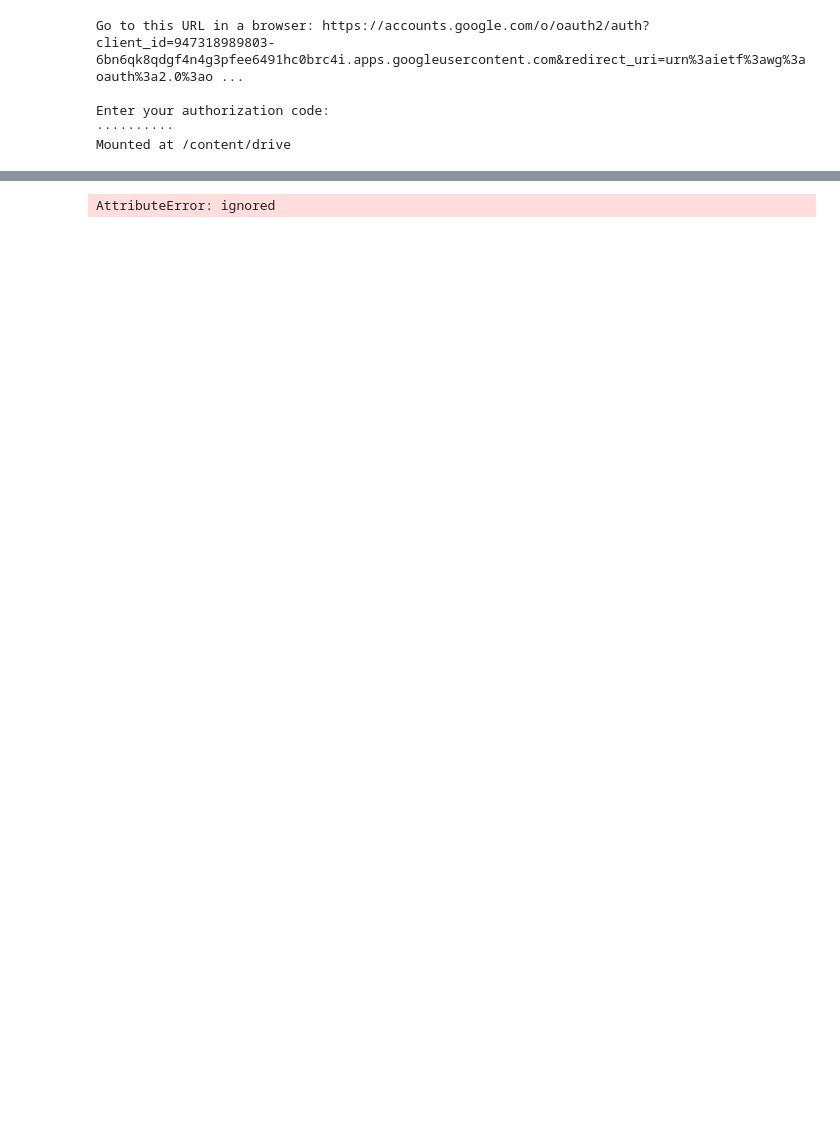
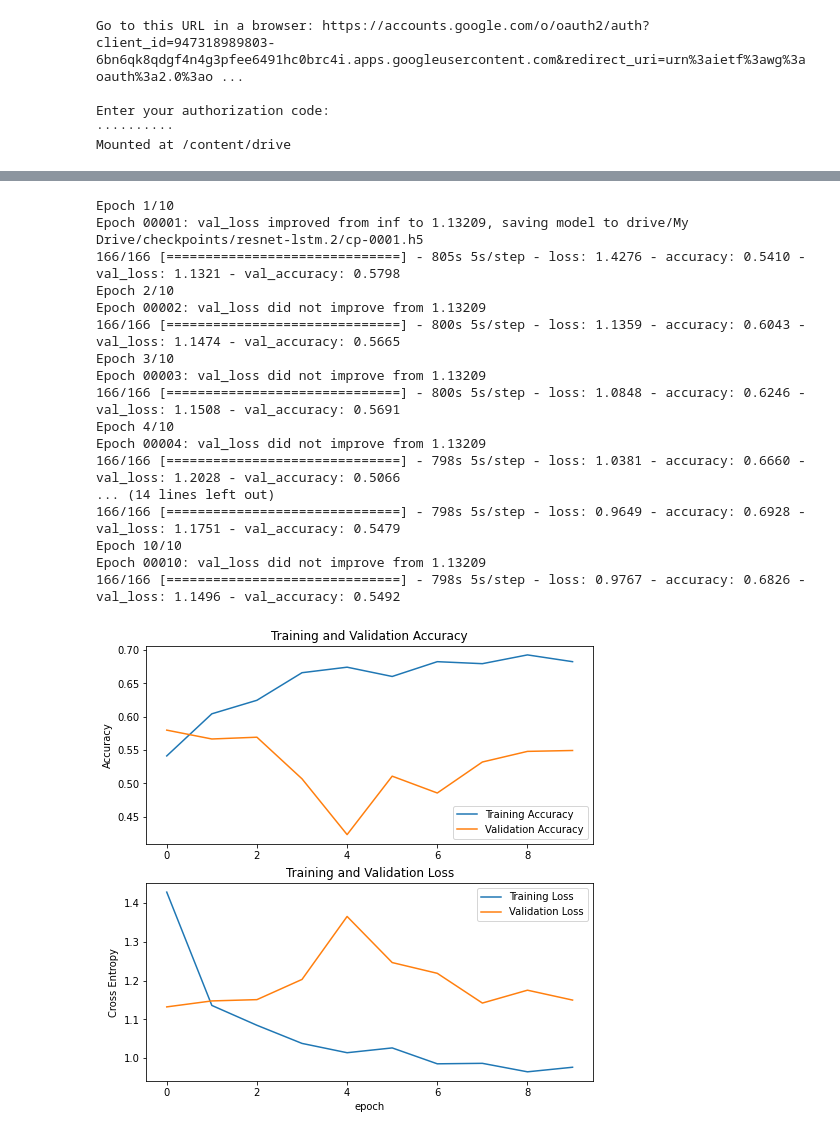
Before and after one commit to fusical/emotiw, a Jupyter notebook: notebooks/scene/1.0-tj-resnet-lstm.ipynb, the cells around one changed output, grey strips where cells are left out. Saved outputs shown, nothing was run; the diff lists cells and outputs as text; code cells hidden in the pictures; blank space fills up the shorter version.

```diff
--- a/notebooks/scene/1.0-tj-resnet-lstm.ipynb
+++ b/notebooks/scene/1.0-tj-resnet-lstm.ipynb
@@ -484,14 +425,3 @@ Total params: 26,594,715
 Trainable params: 3,007,003
 Non-trainable params: 23,587,712
 _________________________________________________________________
-# %%
-import pickle
-history = model.fit(
-          train_generator,
-          epochs=initial_epochs,
-          callbacks=[cp_callback],
-          validation_data=validation_generator
-)
-
-with open(f"drive/My Drive/checkpoints/{MODEL_NAME}/history-v2.pkl", 'wb') as handle:
-    pickle.dump(history.history, handle)
@@ -536,9 +428,54 @@ Successfully installed keras-resnet-0.2.0
-# %%
-import keras
-import keras_resnet.models
-model = keras_resnet.models.TimeDistributedResNet50(inputs, classes=validation_generator.classes)
-model.compile("adam", "categorical_crossentropy", ["accuracy"])
-# model.fit(training_x, training_y)
-loss0, accuracy0 = model.evaluate(validation_generator, steps = 5)
-# %% [output]
-AttributeError: ignored
+# %%
+import pickle
+history = model.fit(
+          train_generator,
+          epochs=initial_epochs,
+          callbacks=[cp_callback],
+          validation_data=validation_generator
+)
+
+acc = history.history['accuracy']
+val_acc = history.history['val_accuracy']
+
+loss = history.history['loss']
+val_loss = history.history['val_loss']
+
+
+plt.figure(figsize=(8, 8))
+plt.subplot(2, 1, 1)
+plt.plot(acc, label='Training Accuracy')
+plt.plot(val_acc, label='Validation Accuracy')
+plt.legend(loc='lower right')
+plt.ylabel('Accuracy')
+plt.title('Training and Validation Accuracy')
+
+plt.subplot(2, 1, 2)
+plt.plot(loss, label='Training Loss')
+plt.plot(val_loss, label='Validation Loss')
+plt.legend(loc='upper right')
+plt.ylabel('Cross Entropy')
+plt.title('Training and Validation Loss')
+plt.xlabel('epoch')
+plt.show()
+
+with open(f"drive/My Drive/checkpoints/{MODEL_NAME}/history.pkl", 'wb') as handle:
+    pickle.dump(history.history, handle)
+# %% [output]
+Epoch 1/10
+Epoch 00001: val_loss improved from inf to 1.13209, saving model to drive/My Drive/checkpoints/resnet-lstm.2/cp-0001.h5
+166/166 [==============================] - 805s 5s/step - loss: 1.4276 - accuracy: 0.5410 - val_loss: 1.1321 - val_accuracy: 0.5798
+Epoch 2/10
+Epoch 00002: val_loss did not improve from 1.13209
+166/166 [==============================] - 800s 5s/step - loss: 1.1359 - accuracy: 0.6043 - val_loss: 1.1474 - val_accuracy: 0.5665
+Epoch 3/10
+Epoch 00003: val_loss did not improve from 1.13209
+166/166 [==============================] - 800s 5s/step - loss: 1.0848 - accuracy: 0.6246 - val_loss: 1.1508 - val_accuracy: 0.5691
+Epoch 4/10
+Epoch 00004: val_loss did not improve from 1.13209
+166/166 [==============================] - 798s 5s/step - loss: 1.0381 - accuracy: 0.6660 - val_loss: 1.2028 - val_accuracy: 0.5066
+... (14 lines left out)
+166/166 [==============================] - 798s 5s/step - loss: 0.9649 - accuracy: 0.6928 - val_loss: 1.1751 - val_accuracy: 0.5479
+Epoch 10/10
+Epoch 00010: val_loss did not improve from 1.13209
+166/166 [==============================] - 798s 5s/step - loss: 0.9767 - accuracy: 0.6826 - val_loss: 1.1496 - val_accuracy: 0.5492
+[figure, added]
```
Also changed, not shown: parts of 23 cells of this notebook, 8 other files.
